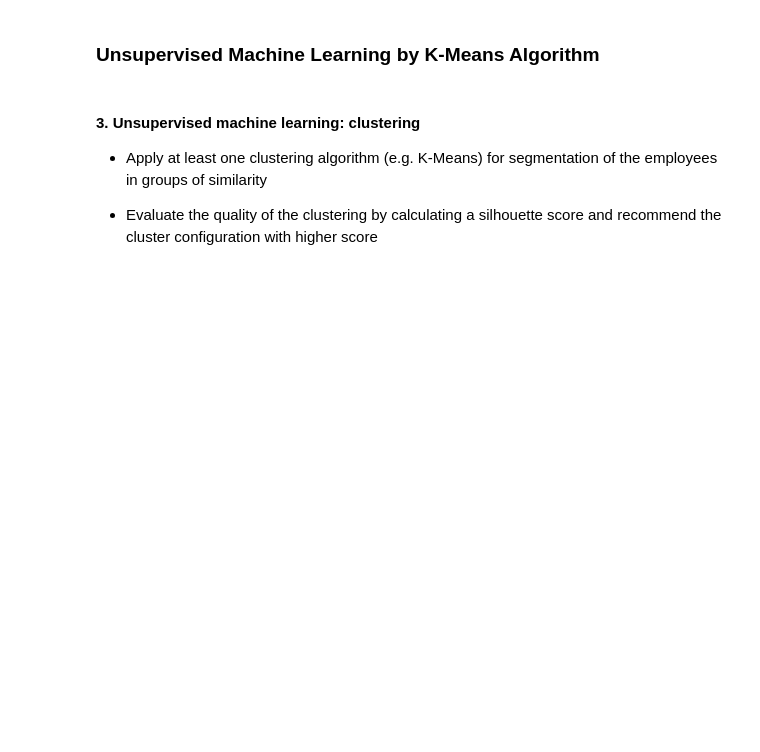
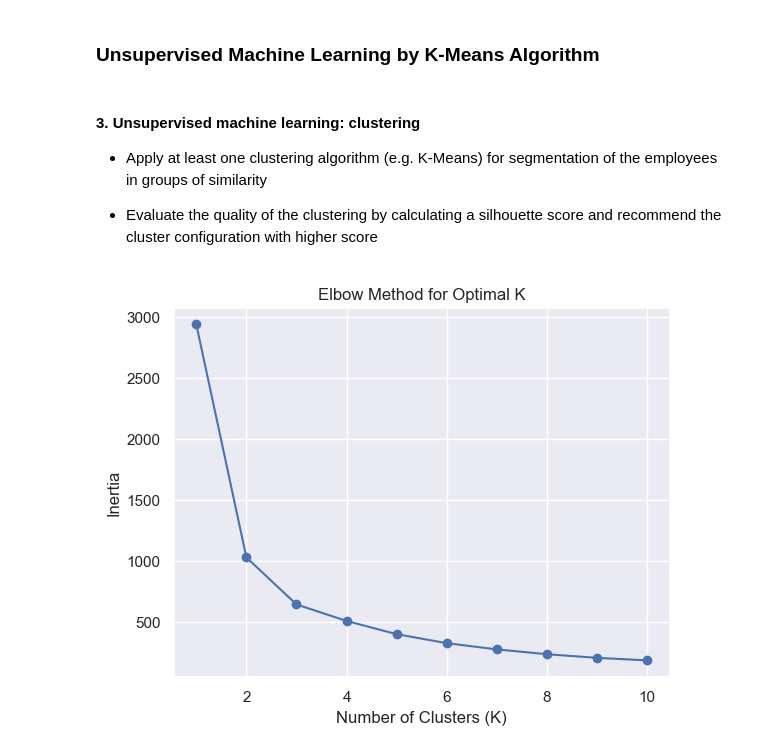
Before and after one commit to cph-mh1088/MP4, a Jupyter notebook: MP4.ipynb, the cells around one changed output. Cells and saved outputs as stored; diff of their text form; code cells hidden in the pictures; blank space fills up the shorter version.

```diff
--- a/MP4.ipynb
+++ b/MP4.ipynb
@@ -453,18 +446,27 @@ scaler = StandardScaler()
 scaled_features = scaler.fit_transform(features_for_clustering)
 # %%
 # Prøv forskellige antal klynger og gem inertia (variansen inden for klyngerne) for hver konfiguration
+
+# list to save inertia for different amount of clusters
 inertia_values = []
+
+
 possible_k_values = range(1, 11)
 
 for k in possible_k_values:
-    kmeans = KMeans(n_clusters=k, random_state=42)
+    # initialize KMeans with K
+    kmeans = KMeans(n_clusters=k, random_state=42, n_init=10)
+    # use KMeans on features
     kmeans.fit(scaled_features)
+    # save inertia for the current configuration
     inertia_values.append(kmeans.inertia_)
 
-# Plot Elbow-metoden for at finde det optimale antal klynger
+# Plot Elbow-metod to find optimale amont of clusters
 plt.plot(possible_k_values, inertia_values, marker='o')
 plt.title('Elbow Method for Optimal K')
 plt.xlabel('Number of Clusters (K)')
 plt.ylabel('Inertia')
 plt.show()
+# %% [output]
+[figure, added]
 # %%
```
Also changed, not shown: parts of 14 cells of this notebook.
